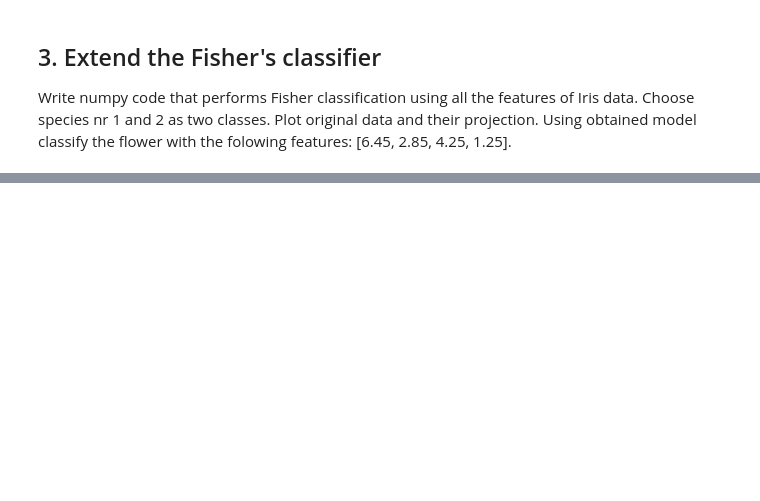
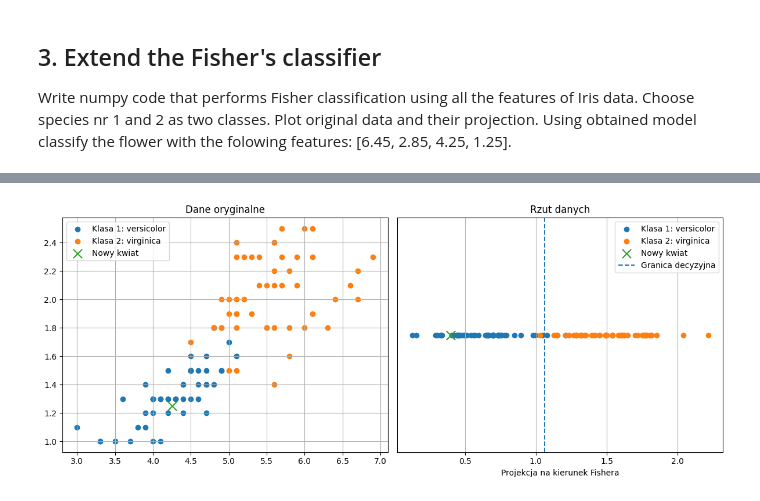
Before and after one commit to PiotrKlocek/Machine-Learning, a Jupyter notebook: classess_2_mat/exercises_2.ipynb, the cells around one changed output, grey strips where cells are left out. Drawn from its saved outputs; the diff is of its cells as text; code cells hidden in the pictures; blank space fills up the shorter version.

```diff
--- a/classess_2_mat/exercises_2.ipynb
+++ b/classess_2_mat/exercises_2.ipynb
@@ -48,3 +81,85 @@ w=w.ravel()
 ## 3. Extend the Fisher's classifier
 
 Write numpy code that performs Fisher classification using all the features of Iris data. Choose species nr 1 and 2 as two classes. Plot original data and their projection. Using obtained model classify the flower with the folowing features: [6.45, 2.85, 4.25, 1.25].
+# %%
+import numpy as np
+import matplotlib.pyplot as plt
+from sklearn.datasets import load_iris
+
+iris = load_iris()
+X = iris.data
+y = iris.target
+mask = (y == 1) | (y == 2)
+X = X[mask]
+y = y[mask]
+
+y_binary = np.where(y == 1, 0, 1)
+X1 = X[y_binary == 0]
+X2 = X[y_binary == 1]
+m1 = np.mean(X1, axis=0)
+m2 = np.mean(X2, axis=0)
+
+S1 = np.zeros((X.shape[1], X.shape[1]))
+for x in X1:
+    d = (x - m1).reshape(-1, 1)
+    S1 += d @ d.T
+
+S2 = np.zeros((X.shape[1], X.shape[1]))
+for x in X2:
+    d = (x - m2).reshape(-1, 1)
+    S2 += d @ d.T
+
+Sw = S1 + S2
+
+w = np.linalg.inv(Sw) @ (m2 - m1)
+w = w / np.linalg.norm(w)
+
+proj = X @ w
+proj1 = X1 @ w
+proj2 = X2 @ w
+
+mean_proj1 = np.mean(proj1)
+mean_proj2 = np.mean(proj2)
+threshold = (mean_proj1 + mean_proj2) / 2
+
+new_flower = np.array([6.45, 2.85, 4.25, 1.25])
+new_proj = new_flower @ w
+
+if mean_proj1 < mean_proj2:
+    predicted_class = 1 if new_proj < threshold else 2
+else:
+    predicted_class = 1 if new_proj > threshold else 2
+
+print("Wektor Fishera:")
+print(w)
+print("\nŚrednia projekcji klasa 1:", mean_proj1)
+print("Średnia projekcji klasa 2:", mean_proj2)
+print("Próg:", threshold)
+print("Projekcja nowego kwiatu:", new_proj)
+print("Przewidziana klasa:", predicted_class)
+print("Klasa:", iris.target_names[predicted_class])
+
+plt.figure(figsize=(12, 5))
+
+plt.subplot(1, 2, 1)
+plt.scatter(X1[:, 2], X1[:, 3], label='Klasa 1: versicolor')
+plt.scatter(X2[:, 2], X2[:, 3], label='Klasa 2: virginica')
+plt.scatter(new_flower[2], new_flower[3], marker='x', s=120, label='Nowy kwiat')
+plt.title('Dane oryginalne')
+plt.legend()
+plt.grid(True)
+
+plt.subplot(1, 2, 2)
+plt.scatter(proj1, np.zeros_like(proj1), label='Klasa 1: versicolor')
+plt.scatter(proj2, np.zeros_like(proj2), label='Klasa 2: virginica')
+plt.scatter(new_proj, 0, marker='x', s=120, label='Nowy kwiat')
+plt.axvline(threshold, linestyle='--', label='Granica decyzyjna')
+plt.xlabel('Projekcja na kierunek Fishera')
+plt.yticks([])
+plt.title('Rzut danych')
+plt.legend()
+plt.grid(True)
+
+plt.tight_layout()
+plt.show()
+# %% [output]
@@ -50,0 +175 @@ Write numpy code that performs Fisher classification using all the features of I
+[figure, added]
```
Also changed, not shown: parts of 6 cells of this notebook.
